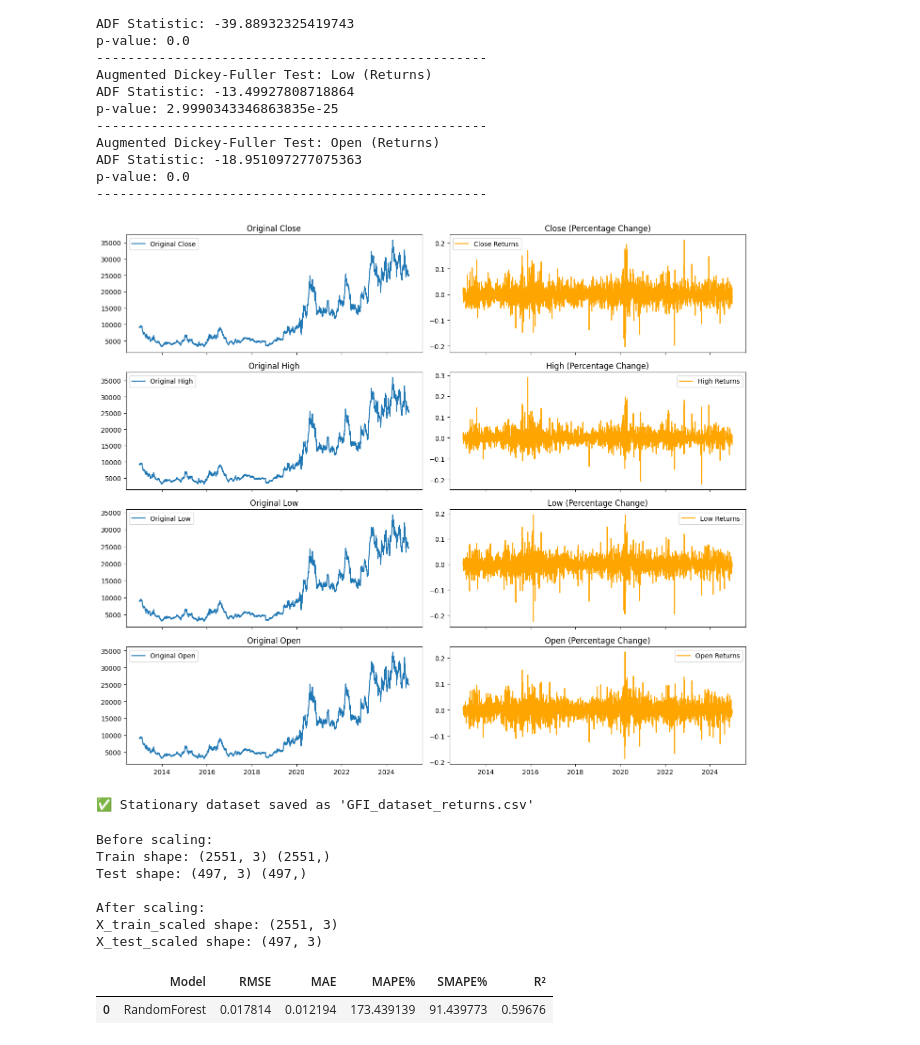
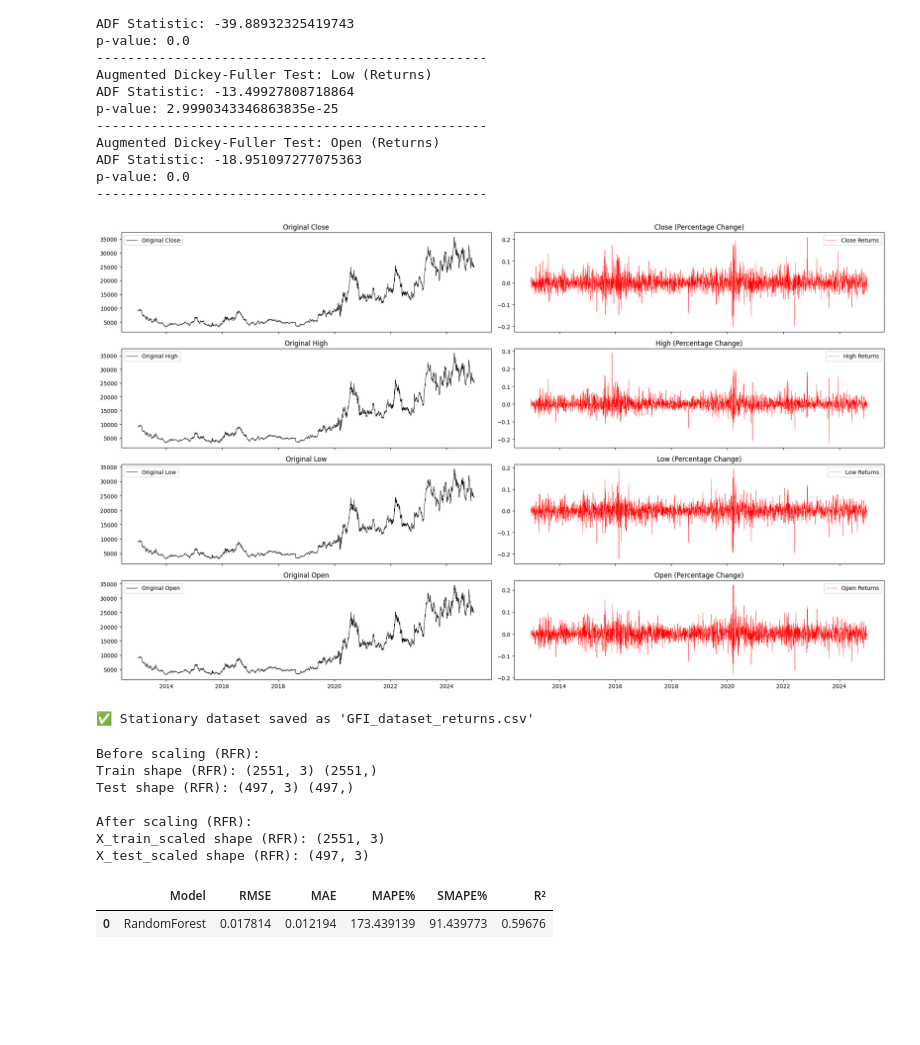
Before and after one commit to Deleon57/EDAR-REGRESSION, a Jupyter notebook: RandomForrest1.ipynb, the cells around one changed output. Saved outputs shown, nothing was run; the diff lists cells and outputs as text; code cells hidden in the pictures; blank space fills up the shorter version.

```diff
--- a/RandomForrest1.ipynb
+++ b/RandomForrest1.ipynb
@@ -88,22 +88,23 @@ p-value: 0.0
 --------------------------------------------------
 # %%
 n_features = len(features)
-fig, axes = plt.subplots(n_features, 2, figsize=(14, 3*n_features), sharex=True)
+fig, axes = plt.subplots(n_features, 2, figsize=(20, 3*n_features), sharex=True)
 
 for i, col in enumerate(features):
+    # Plot original in black, thin line
+    axes[i, 0].plot(data1[col], label=f"Original {col}", color='black', linewidth=0.7)
+    axes[i, 0].set_title(f"Original {col}")
+    axes[i, 0].legend()
 
-    axes[i,0].plot(data1[col], label=f"Original {col}")
-    axes[i,0].set_title(f"Original {col}")
-    axes[i,0].legend()
-
-    axes[i,1].plot(data_returns[col], label=f"{col} Returns", color='orange')
-    axes[i,1].set_title(f"{col} (Percentage Change)")
-    axes[i,1].legend()
+    # Plot returns in red, thin line
+    axes[i, 1].plot(data_returns[col], label=f"{col} Returns", color='red', linewidth=0.4)
+    axes[i, 1].set_title(f"{col} (Percentage Change)")
+    axes[i, 1].legend()
 
 plt.tight_layout()
 plt.show()
 # %% [output]
-[figure, old version]
+[figure, new version]
 # %%
 data_returns.to_csv("GFI_dataset_returns.csv", index=True)
 
@@ -113,36 +114,35 @@ print("✅ Stationary dataset saved as 'GFI_dataset_returns.csv'")
 # %%
 from sklearn.preprocessing import StandardScaler
 
-train = data_returns[data_returns.index < "2023-01-01"]
-test  = data_returns[data_returns.index >= "2023-01-01"]
+train_RFR = data_returns[data_returns.index < "2023-01-01"]
+test_RFR = data_returns[data_returns.index >= "2023-01-01"]
 
-# Features (X) and Target (y)
-X_train = train[["High", "Low", "Open"]]
-y_train = train["Close"]
+X_train_RFR = train_RFR[["High", "Low", "Open"]]
+y_train_RFR = train_RFR["Close"]
 
-X_test = test[["High", "Low", "Open"]]
-y_test = test["Close"]
+X_test_RFR = test_RFR[["High", "Low", "Open"]]
+y_test_RFR = test_RFR["Close"]
 
-print("Before scaling:")
-print("Train shape:", X_train.shape, y_train.shape)
-print("Test shape:", X_test.shape, y_test.shape)
+print("Before scaling (RFR):")
+print("Train shape (RFR):", X_train_RFR.shape, y_train_RFR.shape)
+print("Test shape (RFR):", X_test_RFR.shape, y_test_RFR.shape)
 
-scaler = StandardScaler()
+scaler_RFR = StandardScaler()
 
-X_train_scaled = scaler.fit_transform(X_train)
-X_test_scaled = scaler.transform(X_test)
+X_train_scaled_RFR = scaler_RFR.fit_transform(X_train_RFR)
+X_test_scaled_RFR = scaler_RFR.transform(X_test_RFR)
 
-print("\nAfter scaling:")
-print("X_train_scaled shape:", X_train_scaled.shape)
-print("X_test_scaled shape:", X_test_scaled.shape)
+print("\nAfter scaling (RFR):")
+print("X_train_scaled shape (RFR):", X_train_scaled_RFR.shape)
+print("X_test_scaled shape (RFR):", X_test_scaled_RFR.shape)
 # %% [output]
-Before scaling:
-Train shape: (2551, 3) (2551,)
-Test shape: (497, 3) (497,)
+Before scaling (RFR):
+Train shape (RFR): (2551, 3) (2551,)
+Test shape (RFR): (497, 3) (497,)
 
-After scaling:
-X_train_scaled shape: (2551, 3)
-X_test_scaled shape: (497, 3)
+After scaling (RFR):
+X_train_scaled shape (RFR): (2551, 3)
+X_test_scaled shape (RFR): (497, 3)
 # %%
 import pandas as pd
 import numpy as np
```
Also changed, not shown: parts of 8 cells of this notebook.
